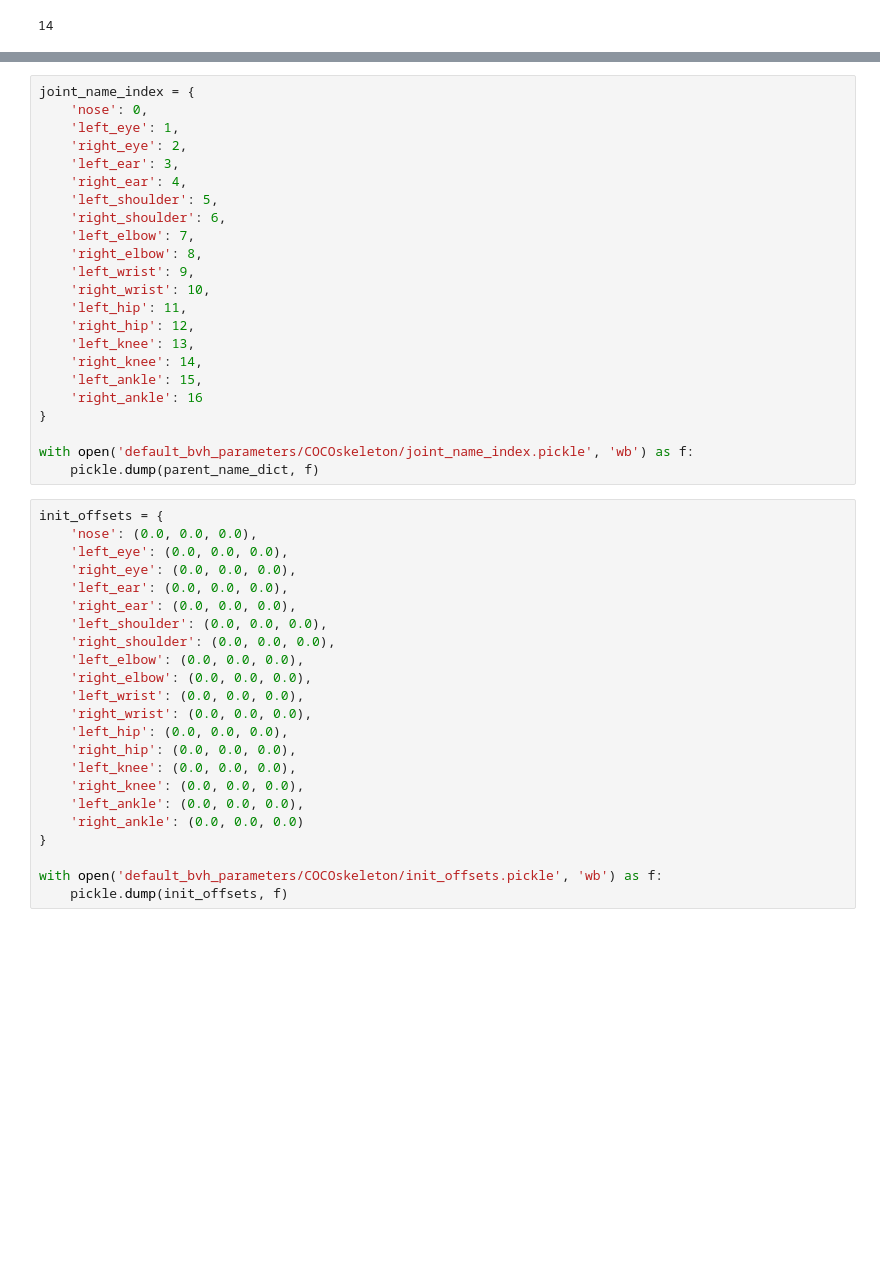
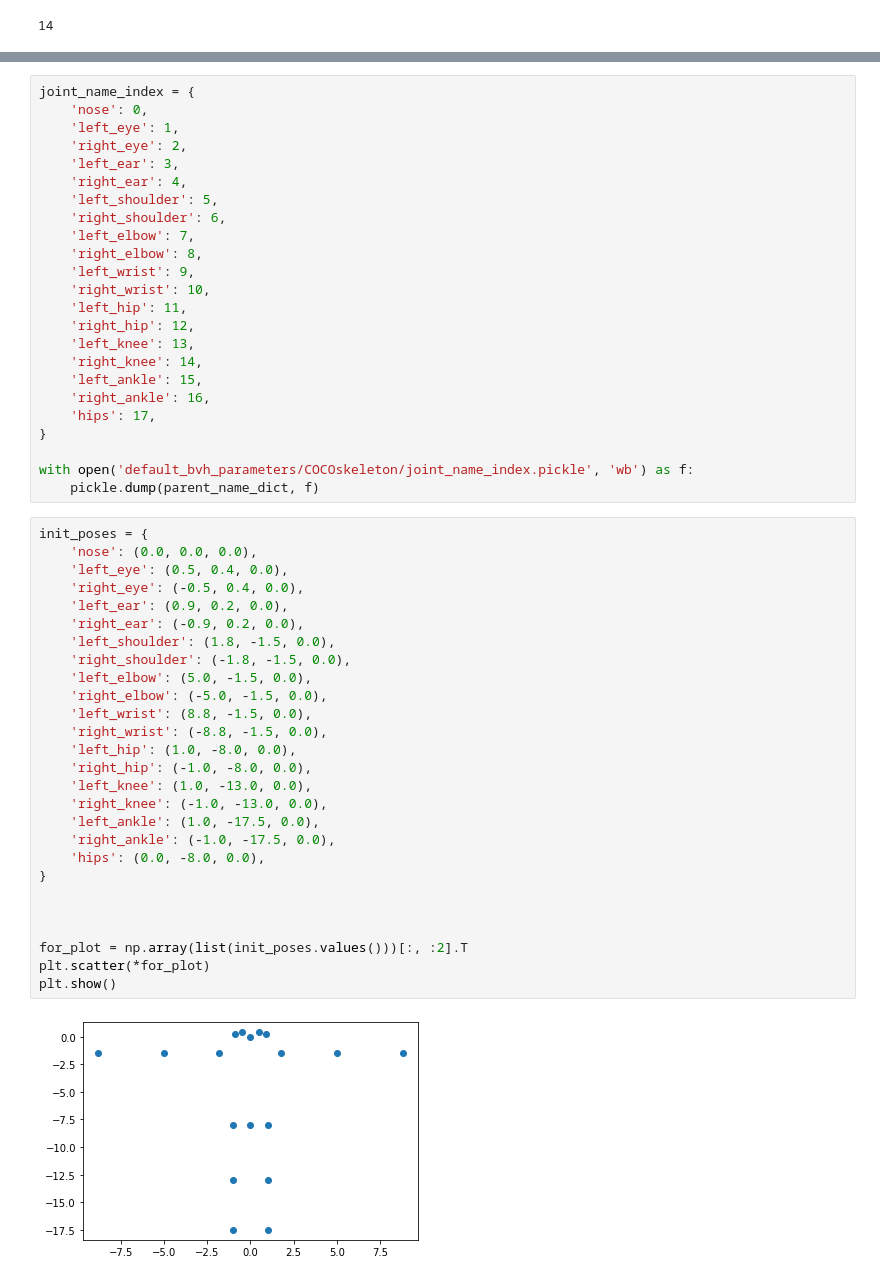
Before and after one commit to Yurashku/npybvh, a Jupyter notebook: example.ipynb, the cells around one changed output, grey strips where cells are left out. Drawn from its saved outputs; the diff is of its cells as text; blank space fills up the shorter version.

```diff
--- a/example.ipynb
+++ b/example.ipynb
@@ -279,31 +281,38 @@ joint_name_index = {
     'left_knee': 13,
     'right_knee': 14,
     'left_ankle': 15,
-    'right_ankle': 16
+    'right_ankle': 16,
+    'hips': 17,
 }
 
 with open('default_bvh_parameters/COCOskeleton/joint_name_index.pickle', 'wb') as f:
     pickle.dump(parent_name_dict, f)
 # %%
-init_offsets = {
+init_poses = {
     'nose': (0.0, 0.0, 0.0),
-    'left_eye': (0.0, 0.0, 0.0),
-    'right_eye': (0.0, 0.0, 0.0),
-    'left_ear': (0.0, 0.0, 0.0),
-    'right_ear': (0.0, 0.0, 0.0),
-    'left_shoulder': (0.0, 0.0, 0.0),
-    'right_shoulder': (0.0, 0.0, 0.0),
-    'left_elbow': (0.0, 0.0, 0.0),
-    'right_elbow': (0.0, 0.0, 0.0),
-    'left_wrist': (0.0, 0.0, 0.0),
-    'right_wrist': (0.0, 0.0, 0.0),
-    'left_hip': (0.0, 0.0, 0.0),
-    'right_hip': (0.0, 0.0, 0.0),
-    'left_knee': (0.0, 0.0, 0.0),
-    'right_knee': (0.0, 0.0, 0.0),
-    'left_ankle': (0.0, 0.0, 0.0),
-    'right_ankle': (0.0, 0.0, 0.0)
+    'left_eye': (0.5, 0.4, 0.0),
+    'right_eye': (-0.5, 0.4, 0.0),
+    'left_ear': (0.9, 0.2, 0.0),
+    'right_ear': (-0.9, 0.2, 0.0),
+    'left_shoulder': (1.8, -1.5, 0.0),
+    'right_shoulder': (-1.8, -1.5, 0.0),
+    'left_elbow': (5.0, -1.5, 0.0),
+    'right_elbow': (-5.0, -1.5, 0.0),
+    'left_wrist': (8.8, -1.5, 0.0),
+    'right_wrist': (-8.8, -1.5, 0.0),
+    'left_hip': (1.0, -8.0, 0.0),
+    'right_hip': (-1.0, -8.0, 0.0),
+    'left_knee': (1.0, -13.0, 0.0),
+    'right_knee': (-1.0, -13.0, 0.0),
+    'left_ankle': (1.0, -17.5, 0.0),
+    'right_ankle': (-1.0, -17.5, 0.0),
+    'hips': (0.0, -8.0, 0.0),
 }
 
-with open('default_bvh_parameters/COCOskeleton/init_offsets.pickle', 'wb') as f:
-    pickle.dump(init_offsets, f)
+
+
+for_plot = np.array(list(init_poses.values()))[:, :2].T
+plt.scatter(*for_plot)
+plt.show()
+# %% [output]
+[figure, added]
```
Also changed, not shown: parts of 5 cells of this notebook, 4 other files.
